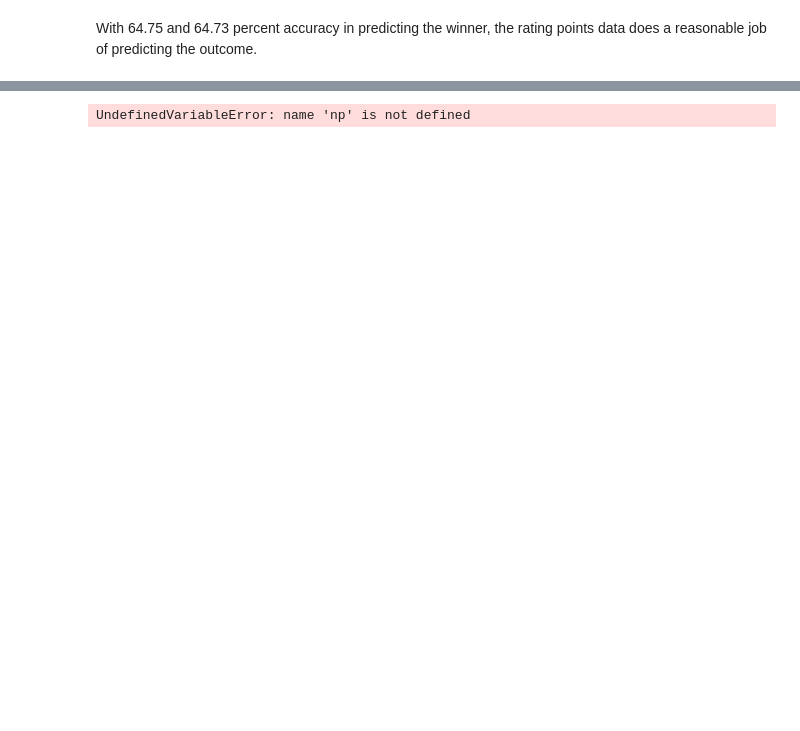
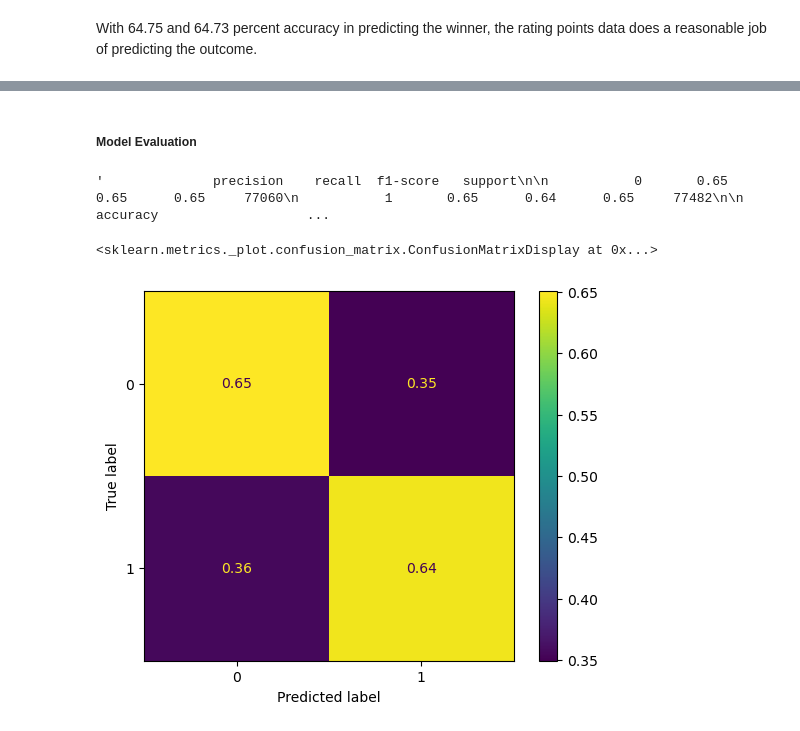
Before and after one commit to wcmohr/wcmohr_portfolio, a Jupyter notebook: Notebooks/ratingPoints.ipynb, the cells around one changed output, grey strips where cells are left out. Cells and saved outputs as stored; diff of their text form; code cells hidden in the pictures; blank space fills up the shorter version.

Commit message:
classification report, confusion matrix for rank points logreg model

```diff
--- a/Notebooks/ratingPoints.ipynb
+++ b/Notebooks/ratingPoints.ipynb
@@ -187,4 +123,2 @@ Name: loser_rank_points, Length: 876978, dtype: float64
-# %%
-singles_matches[singles_matches[]]
-# %% [output]
-UndefinedVariableError: name 'np' is not defined
+# %% [markdown]
+##### Model Evaluation
@@ -190,0 +127,15 @@ UndefinedVariableError: name 'np' is not defined
+# %%
+test_preds = logreg.predict(X_test)
+# %%
+classification_report(y_test,test_preds)
+# %% [output]
+'              precision    recall  f1-score   support\n\n           0       0.65      0.65      0.65     77060\n           1       0.65      0.64      0.65     77482\n\n    accuracy                   ...
+# %%
+cm = confusion_matrix(y_test,test_preds, normalize='true')
+
+cm_disp = ConfusionMatrixDisplay(confusibon_matrix = cm, display_labels =
+                                 logreg.classes_)
+cm_disp.plot()
+# %% [output]
+<sklearn.metrics._plot.confusion_matrix.ConfusionMatrixDisplay at 0x...>
+[figure, added]
```
Also changed, not shown: parts of 9 cells of this notebook.
